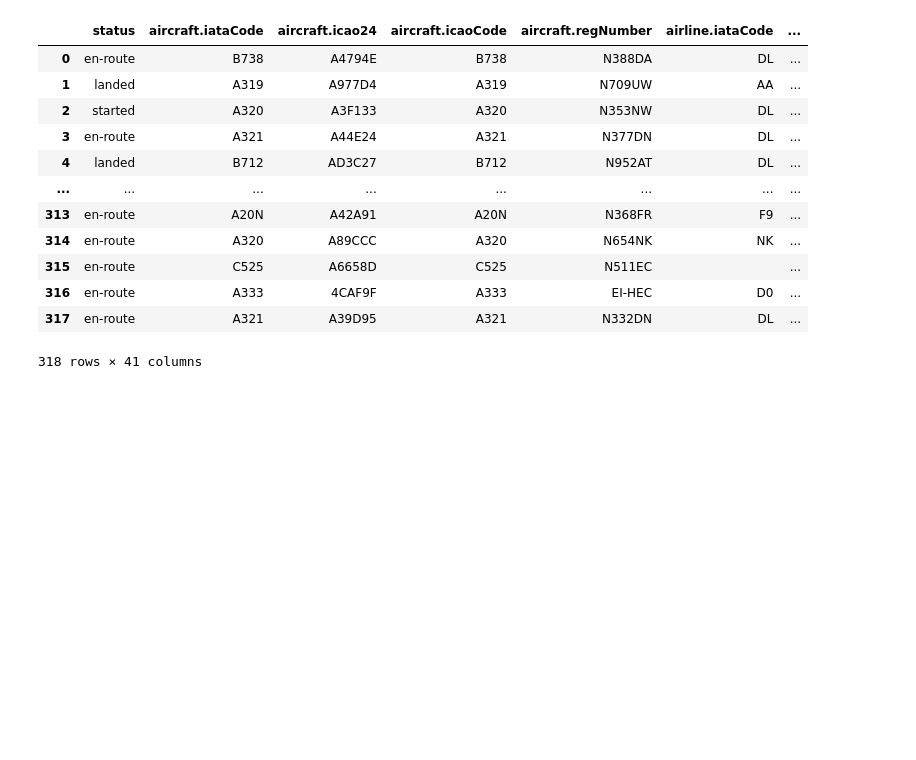
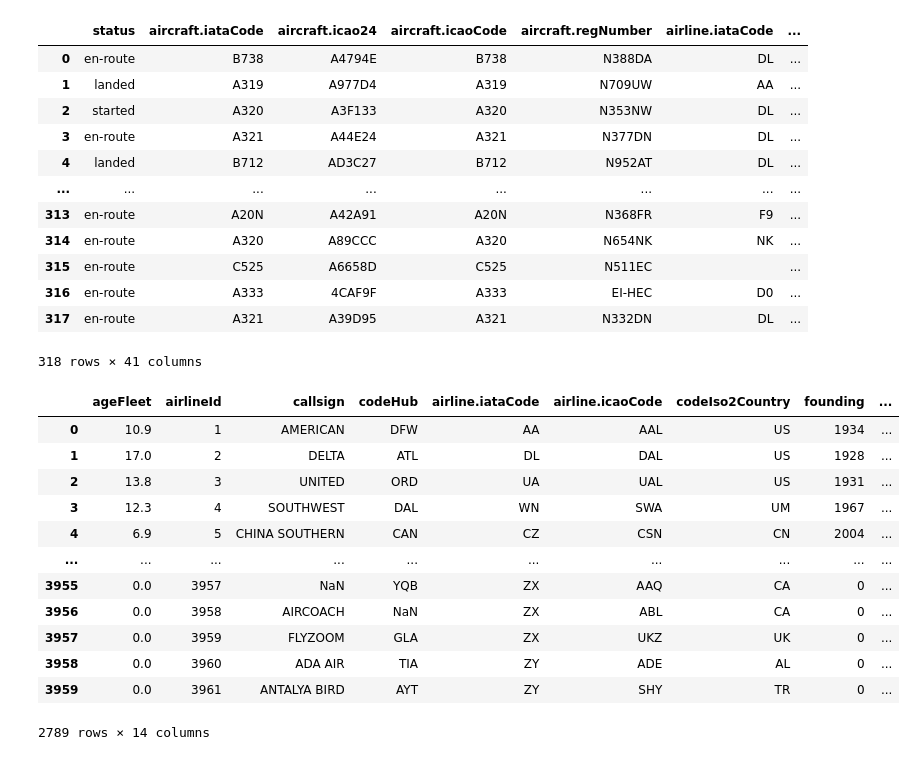
Before and after one commit to harveysimpsondata/Airline-Data-Pipeline, a Jupyter notebook: Airline_live.ipynb, the cells around one changed output. Saved outputs shown, nothing was run; the diff lists cells and outputs as text; code cells hidden in the pictures; blank space fills up the shorter version.

```diff
--- a/Airline_live.ipynb
+++ b/Airline_live.ipynb
@@ -103,3 +103,24 @@ df_real_time_flights
 | 316 | en-route | A333 | 4CAF9F | A333 | EI-HEC | D0 | ... |
 | 317 | en-route | A321 | A39D95 | A321 | N332DN | DL | ... |
 318 rows × 41 columns
+# %%
+df_airlines = pd.read_csv('./data/airlines.csv')
+df_airlines = df_airlines.rename(columns={
+    'codeIataAirline': 'airline.iataCode',
+    'codeIcaoAirline': 'airline.icaoCode'})
+df_airlines = df_airlines.dropna(subset=['airline.iataCode', 'airline.icaoCode'])
+df_airlines
+# %% [output]
+|  | ageFleet | airlineId | callsign | codeHub | airline.iataCode | airline.icaoCode | codeIso2Country | founding | ... |
+| 0 | 10.9 | 1 | AMERICAN | DFW | AA | AAL | US | 1934 | ... |
+| 1 | 17.0 | 2 | DELTA | ATL | DL | DAL | US | 1928 | ... |
+| 2 | 13.8 | 3 | UNITED | ORD | UA | UAL | US | 1931 | ... |
+| 3 | 12.3 | 4 | SOUTHWEST | DAL | WN | SWA | UM | 1967 | ... |
+| 4 | 6.9 | 5 | CHINA SOUTHERN | CAN | CZ | CSN | CN | 2004 | ... |
+| ... | ... | ... | ... | ... | ... | ... | ... | ... | ... |
+| 3955 | 0.0 | 3957 | NaN | YQB | ZX | AAQ | CA | 0 | ... |
+| 3956 | 0.0 | 3958 | AIRCOACH | NaN | ZX | ABL | CA | 0 | ... |
+| 3957 | 0.0 | 3959 | FLYZOOM | GLA | ZX | UKZ | UK | 0 | ... |
+| 3958 | 0.0 | 3960 | ADA AIR | TIA | ZY | ADE | AL | 0 | ... |
+| 3959 | 0.0 | 3961 | ANTALYA BIRD | AYT | ZY | SHY | TR | 0 | ... |
+2789 rows × 14 columns
```
Also changed, not shown: parts of 2 cells of this notebook, 1 other file.
